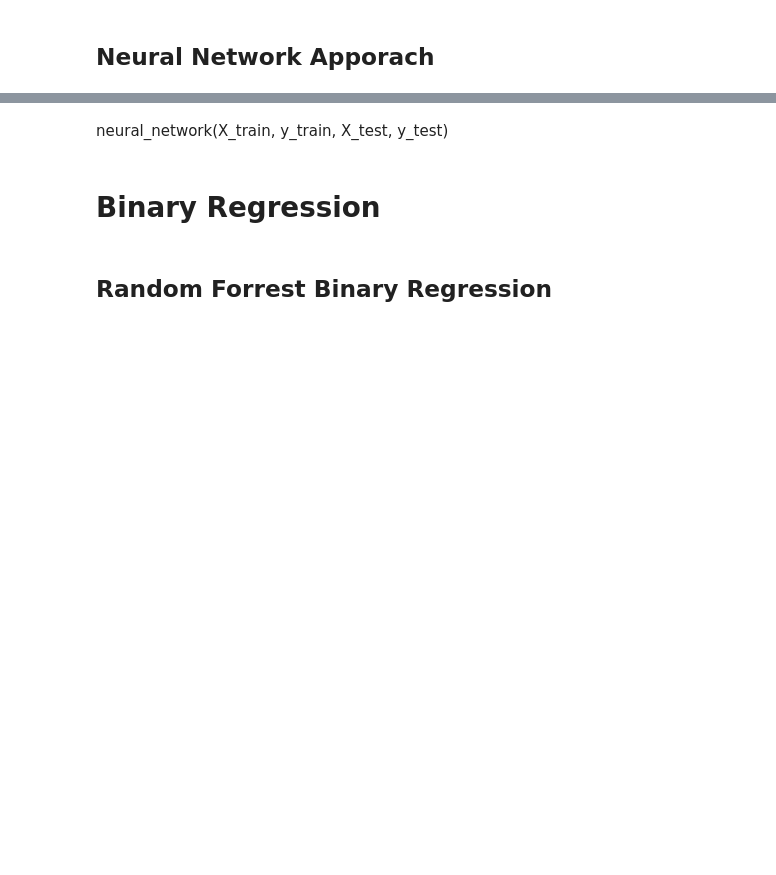
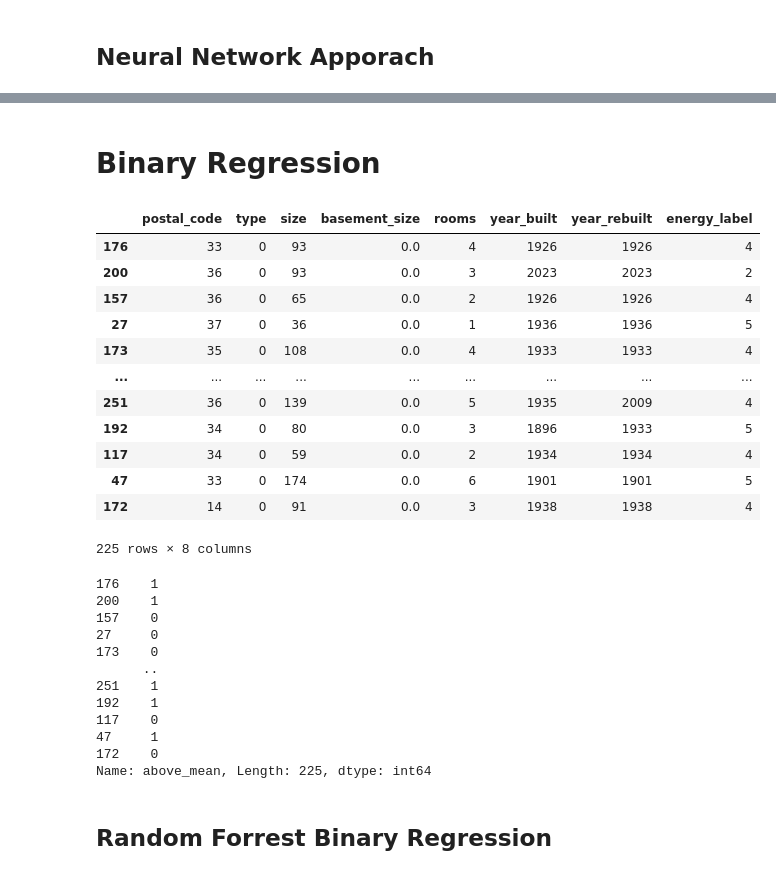
Before and after one commit to besplago/thesis-house-price-estimation, a Jupyter notebook: house_price_regression.ipynb, the cells around one changed output, grey strips where cells are left out. Drawn from its saved outputs; the diff is of its cells as text; code cells hidden in the pictures; blank space fills up the shorter version.

```diff
--- a/house_price_regression.ipynb
+++ b/house_price_regression.ipynb
@@ -272,10 +466,35 @@ neural_network(X_train, y_train, X_test, y_test)
-# %% [markdown]
-neural_network(X_train, y_train, X_test, y_test)
 # %% [markdown]
 # Binary Regression
 # %%
 X_train_binary, X_test_binary, y_train_binary, y_test_binary = train_test_split(preprocessed_data.drop(['price', 'above_mean'], axis = 1), preprocessed_data['above_mean'], test_size = 0.2, random_state = 0)
 display(X_train_binary)
+display(y_train_binary)
+# %% [output]
+|  | postal_code | type | size | basement_size | rooms | year_built | year_rebuilt | energy_label |
+| 176 | 33 | 0 | 93 | 0.0 | 4 | 1926 | 1926 | 4 |
+| 200 | 36 | 0 | 93 | 0.0 | 3 | 2023 | 2023 | 2 |
+| 157 | 36 | 0 | 65 | 0.0 | 2 | 1926 | 1926 | 4 |
+| 27 | 37 | 0 | 36 | 0.0 | 1 | 1936 | 1936 | 5 |
+| 173 | 35 | 0 | 108 | 0.0 | 4 | 1933 | 1933 | 4 |
+| ... | ... | ... | ... | ... | ... | ... | ... | ... |
+| 251 | 36 | 0 | 139 | 0.0 | 5 | 1935 | 2009 | 4 |
+| 192 | 34 | 0 | 80 | 0.0 | 3 | 1896 | 1933 | 5 |
+| 117 | 34 | 0 | 59 | 0.0 | 2 | 1934 | 1934 | 4 |
+| 47 | 33 | 0 | 174 | 0.0 | 6 | 1901 | 1901 | 5 |
+| 172 | 14 | 0 | 91 | 0.0 | 3 | 1938 | 1938 | 4 |
+225 rows × 8 columns
+176    1
+200    1
+157    0
+27     0
+173    0
+      ..
+251    1
+192    1
+117    0
+47     1
+172    0
+Name: above_mean, Length: 225, dtype: int64
 # %% [markdown]
 ## Random Forrest Binary Regression
 # %%
```
Also changed, not shown: parts of 13 cells of this notebook, 5 other files.
